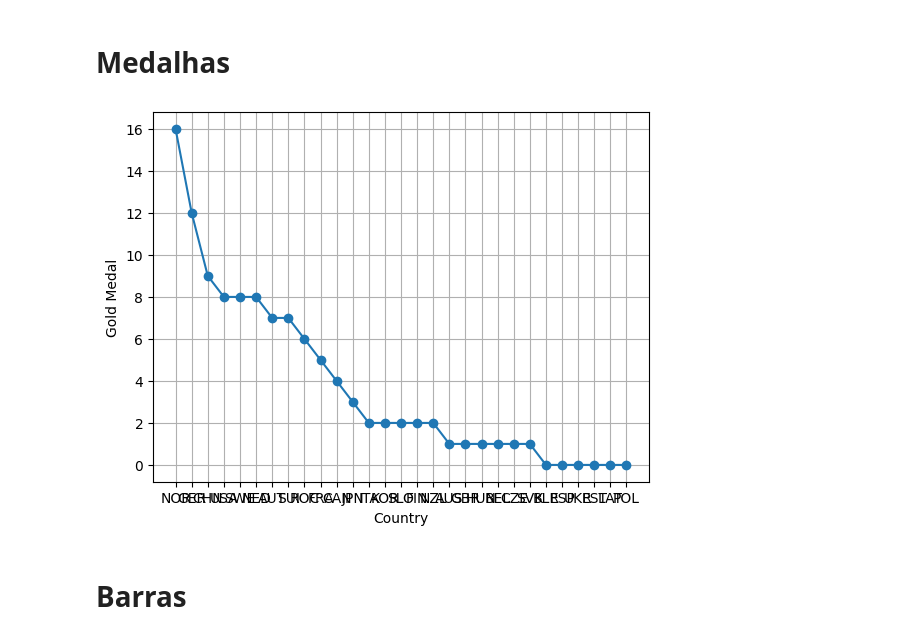
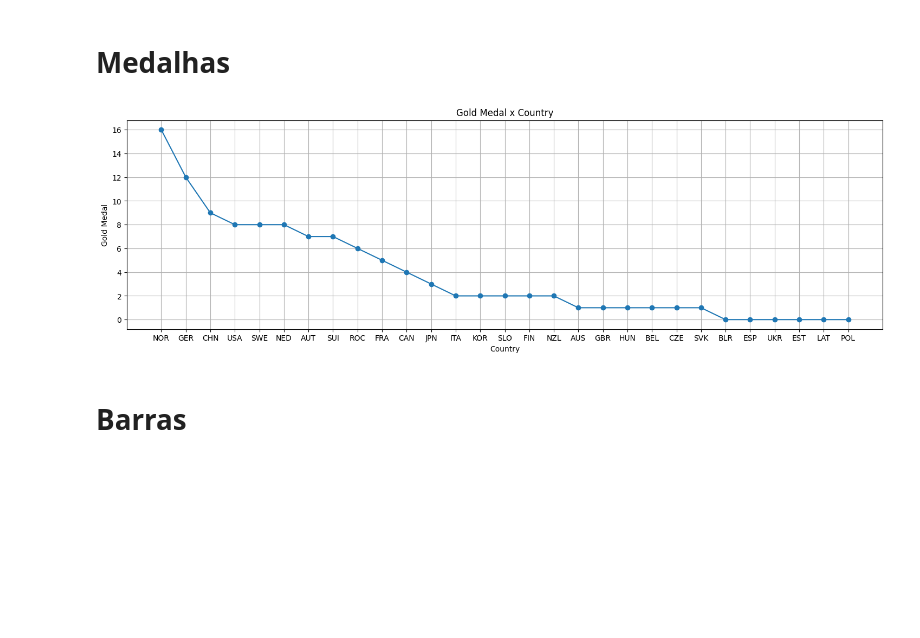
Before and after one commit to guilhptg/Graficos, a Jupyter notebook: graficos/olimpiadas/olimpiadas.ipynb, the cells around one changed output. Saved outputs shown, nothing was run; the diff lists cells and outputs as text; code cells hidden in the pictures; blank space fills up the shorter version.

```diff
--- a/graficos/olimpiadas/olimpiadas.ipynb
+++ b/graficos/olimpiadas/olimpiadas.ipynb
@@ -64,16 +65,17 @@ display(games_df)
 # %%
 games_medal_2022_df = games_medal_df[games_medal_df['edition'] == '2022 Winter Olympics']
 country = games_medal_2022_df[['country_noc']]
 country_name = games_medal_2022_df[['country']]
 gold = games_medal_2022_df[['gold']]
 plt.figure(figsize=(18,5))
 plt.plot(country['country_noc'], gold['gold'], marker='o')
 plt.xlabel('Country')
 plt.ylabel('Gold Medal')
+plt.title('Gold Medal x Country')
 plt.grid(True)
 plt.show()
 # %% [output]
-[figure, old version]
+[figure, new version]
 # %% [markdown]
 # Barras
 # %%
```
Also changed, not shown: parts of 6 cells of this notebook, 2 other files.
